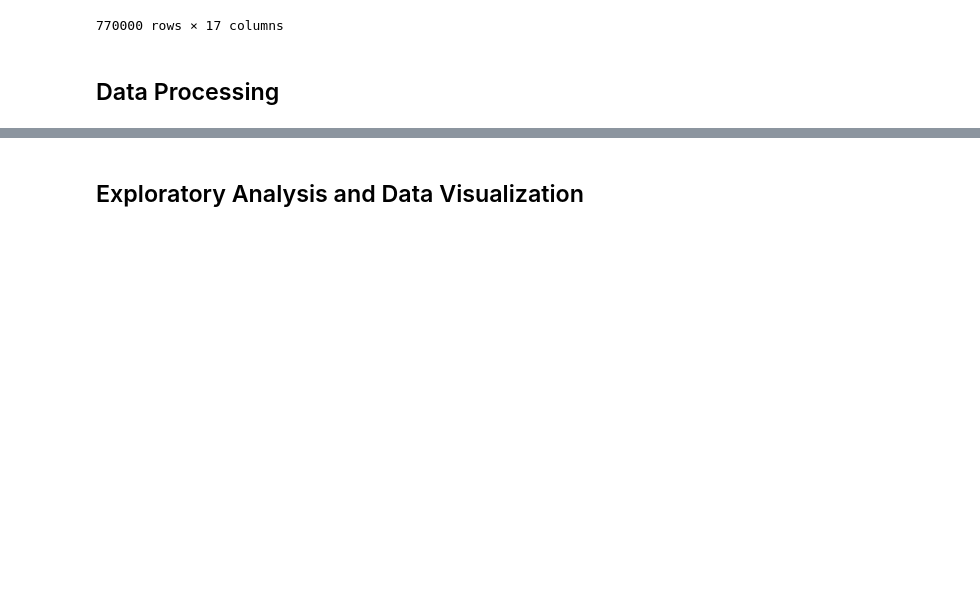
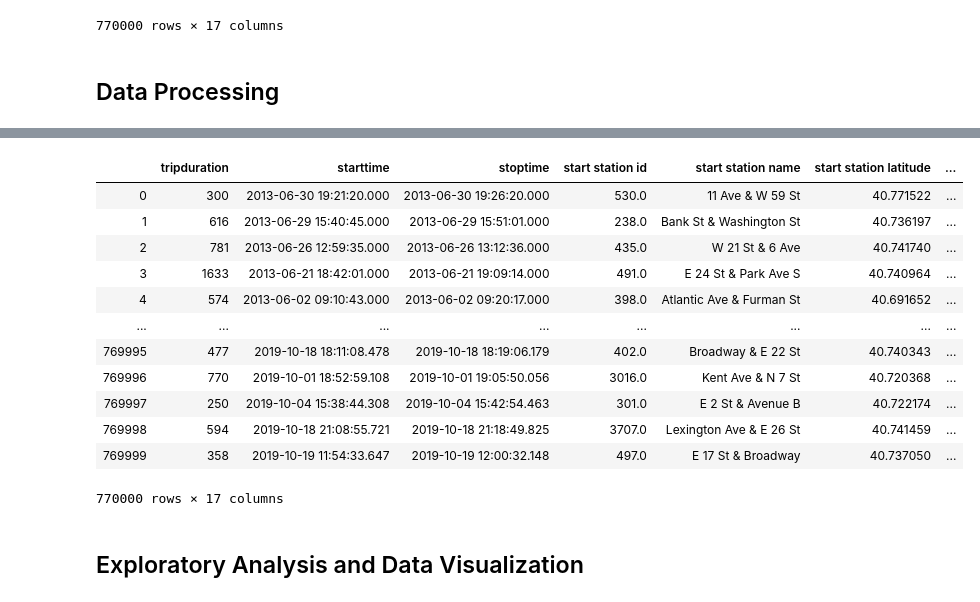
Before and after one commit to arunsrinivas20/arunsrinivas20.github.io, a Jupyter notebook: Andrew_Arun_Matt_CMSC320_Final.ipynb, the cells around one changed output, grey strips where cells are left out. Drawn from its saved outputs; the diff is of its cells as text; code cells hidden in the pictures; blank space fills up the shorter version.

```diff
--- a/Andrew_Arun_Matt_CMSC320_Final.ipynb
+++ b/Andrew_Arun_Matt_CMSC320_Final.ipynb
@@ -165,2 +179,25 @@ bikes_df
+# %%
+# Convert starttime column values into datetime objects
+bikes_df['starttime'] = pd.to_datetime(bikes_df['starttime'])
+
+# Convert stoptime column values into datetime objects
+bikes_df['stoptime'] = pd.to_datetime(bikes_df['stoptime'])
+
+# Print the resulting dataframe
+bikes_df
+# %% [output]
+|  | tripduration | starttime | stoptime | start station id | start station name | start station latitude | ... |
+| 0 | 300 | 2013-06-30 19:21:20.000 | 2013-06-30 19:26:20.000 | 530.0 | 11 Ave & W 59 St | 40.771522 | ... |
+| 1 | 616 | 2013-06-29 15:40:45.000 | 2013-06-29 15:51:01.000 | 238.0 | Bank St & Washington St | 40.736197 | ... |
+| 2 | 781 | 2013-06-26 12:59:35.000 | 2013-06-26 13:12:36.000 | 435.0 | W 21 St & 6 Ave | 40.741740 | ... |
+| 3 | 1633 | 2013-06-21 18:42:01.000 | 2013-06-21 19:09:14.000 | 491.0 | E 24 St & Park Ave S | 40.740964 | ... |
+| 4 | 574 | 2013-06-02 09:10:43.000 | 2013-06-02 09:20:17.000 | 398.0 | Atlantic Ave & Furman St | 40.691652 | ... |
+| ... | ... | ... | ... | ... | ... | ... | ... |
+| 769995 | 477 | 2019-10-18 18:11:08.478 | 2019-10-18 18:19:06.179 | 402.0 | Broadway & E 22 St | 40.740343 | ... |
+| 769996 | 770 | 2019-10-01 18:52:59.108 | 2019-10-01 19:05:50.056 | 3016.0 | Kent Ave & N 7 St | 40.720368 | ... |
+| 769997 | 250 | 2019-10-04 15:38:44.308 | 2019-10-04 15:42:54.463 | 301.0 | E 2 St & Avenue B | 40.722174 | ... |
+| 769998 | 594 | 2019-10-18 21:08:55.721 | 2019-10-18 21:18:49.825 | 3707.0 | Lexington Ave & E 26 St | 40.741459 | ... |
+| 769999 | 358 | 2019-10-19 11:54:33.647 | 2019-10-19 12:00:32.148 | 497.0 | E 17 St & Broadway | 40.737050 | ... |
+770000 rows × 17 columns
 # %% [markdown]
 ## Exploratory Analysis and Data Visualization
```
Also changed, not shown: parts of 11 cells of this notebook.
